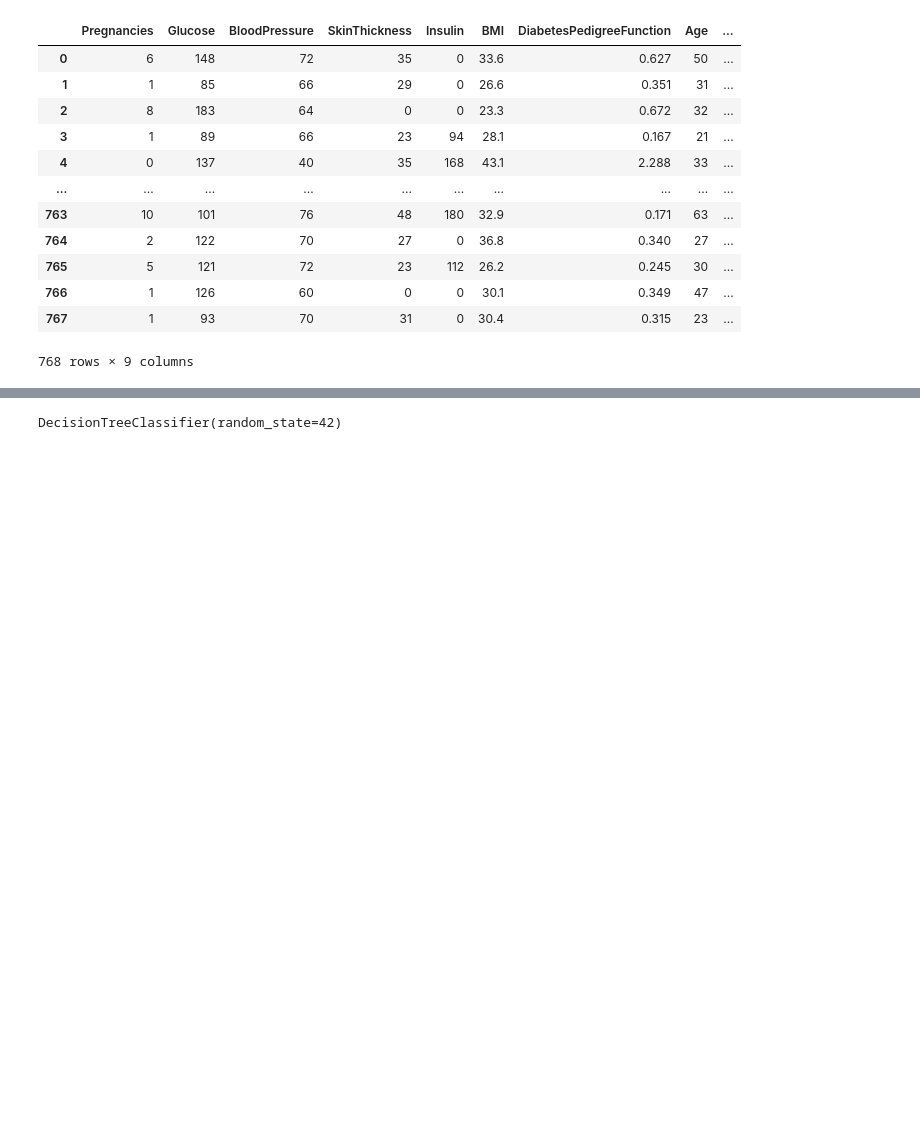
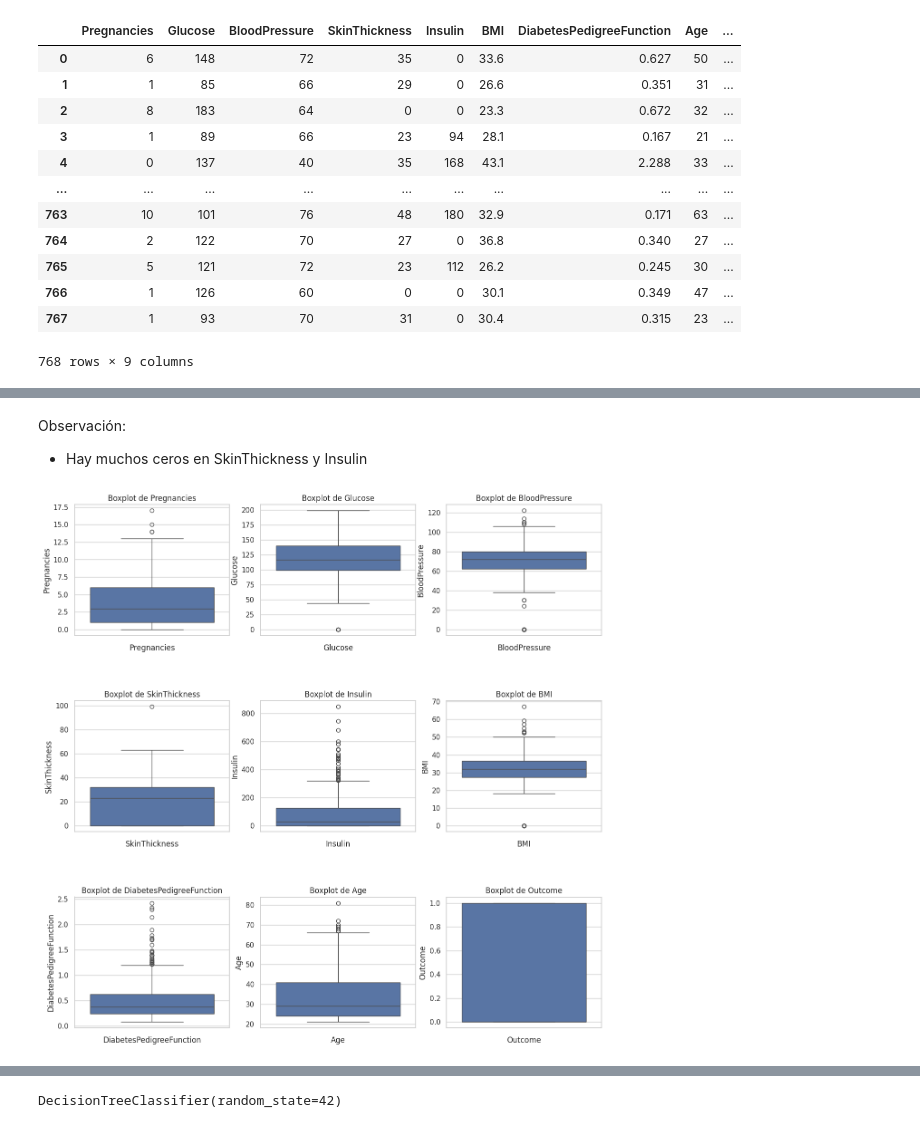
Before and after one commit to aalvarezq/arboldesicion, a Jupyter notebook: src/explore.ipynb, the cells around one changed output, grey strips where cells are left out. Cells and saved outputs as stored; diff of their text form; code cells hidden in the pictures; blank space fills up the shorter version.

```diff
--- a/src/explore.ipynb
+++ b/src/explore.ipynb
@@ -23,0 +73,30 @@ df
+# %% [markdown]
+Observación:
+- Hay muchos ceros en SkinThickness y Insulin
+# %%
+#Visualizacion Boxplot
+#Estilo de los gráficos
+sns.set(style="whitegrid")
+
+# Crea una figura con subgráficos para cada columna
+fig, axes = plt.subplots(nrows=3, ncols=3, figsize=(15, 15))
+fig.subplots_adjust(hspace=0.5)
+
+# Lista de columnas
+columns = df.columns
+
+# Itera sobre las columnas y crea un boxplot para cada una
+for i, column in enumerate(columns):
+    row = i // 3
+    col = i % 3
+    sns.boxplot(y=df[column], ax=axes[row, col])  # Usamos 'y' para orientación vertical
+    axes[row, col].set_title(f'Boxplot de {column}')
+    axes[row, col].set_xlabel(column)
+# Si hay menos columnas que subgráficos, oculta los ejes vacíos
+for i in range(len(columns), 9):
+    row = i // 3
+    col = i % 3
+    fig.delaxes(axes[row, col])
+plt.show()
+# %% [output]
+[figure, added]
```
Also changed, not shown: parts of 39 cells of this notebook, 1 other file.
